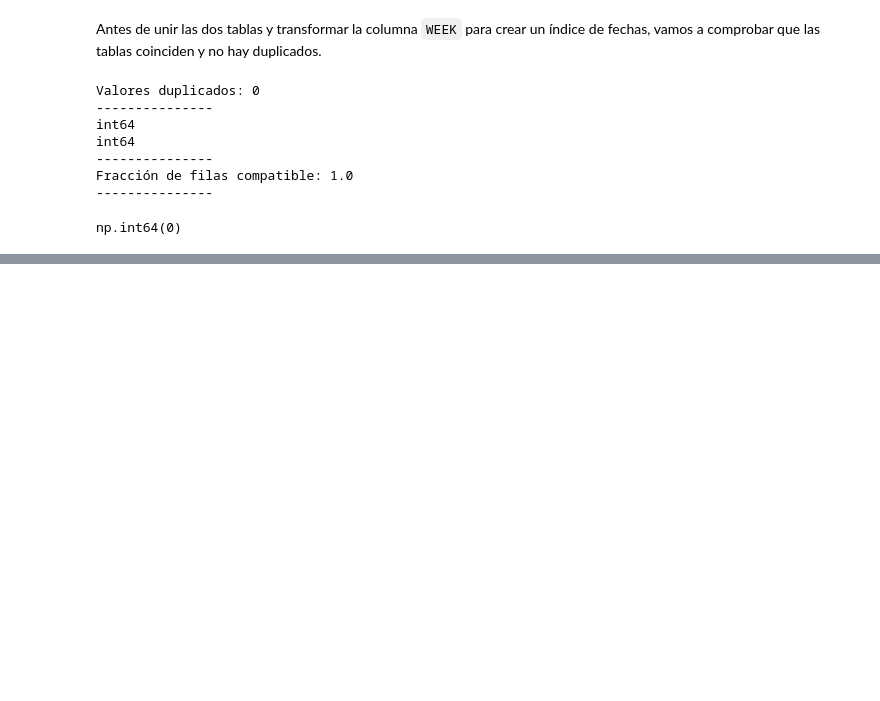
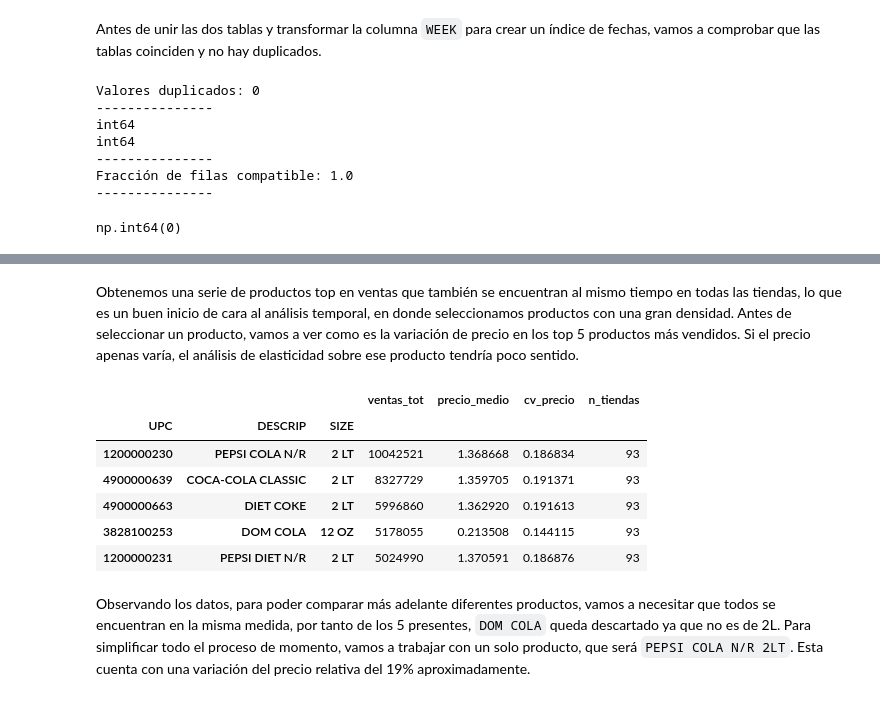
Before and after one commit to ivanfondo/Portafolio-Data-Science-Python, a Jupyter notebook: Pricing-Dominicks/notebooks/01_eda_limpieza.ipynb, the cells around one changed output, grey strips where cells are left out. Saved outputs shown, nothing was run; the diff lists cells and outputs as text; code cells hidden in the pictures; blank space fills up the shorter version.

Commit message:
Combinación de tablas y selección de producto a analizar

```diff
--- a/Pricing-Dominicks/notebooks/01_eda_limpieza.ipynb
+++ b/Pricing-Dominicks/notebooks/01_eda_limpieza.ipynb
@@ -214,0 +279,3 @@ np.int64(0)
+# %%
+mov = mov.drop(columns=['OK'])
+mov.to_parquet("../data/interim/soft_drinks_enriched.parquet")
@@ -214,0 +382,28 @@ np.int64(0)
+# %% [markdown]
+Obtenemos una serie de productos top en ventas que también se encuentran al mismo tiempo en todas las tiendas, lo que es un buen inicio de cara al análisis temporal, en donde seleccionamos productos con una gran densidad. Antes de seleccionar un producto, vamos a ver como es la variación de precio en los top 5 productos más vendidos. Si el precio apenas varía, el análisis de elasticidad sobre ese producto tendría poco sentido.
+# %%
+mov['UNIT_PRICE'] = mov['PRICE'] / mov['QTY']
+
+cand = [1200000230, 4900000639, 3828100253, 1200000231, 4900000663]
+
+resumen = (
+    mov[mov['UPC'].isin(cand)]
+    .groupby(['UPC','DESCRIP','SIZE'])
+    .agg(ventas_tot=('MOVE', 'sum'),
+         precio_medio=('UNIT_PRICE', 'mean'),
+         cv_precio=('UNIT_PRICE', lambda s: s.std() / s.mean()),
+         n_tiendas=('STORE', 'nunique'))
+    .sort_values('ventas_tot', ascending=False)
+)
+
+resumen
+# %% [output]
+|  |  |  | ventas_tot | precio_medio | cv_precio | n_tiendas |
+| UPC | DESCRIP | SIZE |  |  |  |  |
+| 1200000230 | PEPSI COLA N/R | 2 LT | 10042521 | 1.368668 | 0.186834 | 93 |
+| 4900000639 | COCA-COLA CLASSIC | 2 LT | 8327729 | 1.359705 | 0.191371 | 93 |
+| 4900000663 | DIET COKE | 2 LT | 5996860 | 1.362920 | 0.191613 | 93 |
+| 3828100253 | DOM COLA | 12 OZ | 5178055 | 0.213508 | 0.144115 | 93 |
+| 1200000231 | PEPSI DIET N/R | 2 LT | 5024990 | 1.370591 | 0.186876 | 93 |
+# %% [markdown]
+Observando los datos, para poder comparar más adelante diferentes productos, vamos a necesitar que todos se encuentran en la misma medida, por tanto de los 5 presentes, `DOM COLA` queda descartado ya que no es de 2L. Para simplificar todo el proceso de momento, vamos a trabajar con un solo producto, que será `PEPSI COLA N/R 2LT`. Esta cuenta con una variación del precio relativa del 19% aproximadamente.
```
Also changed, not shown: parts of 11 cells of this notebook.
